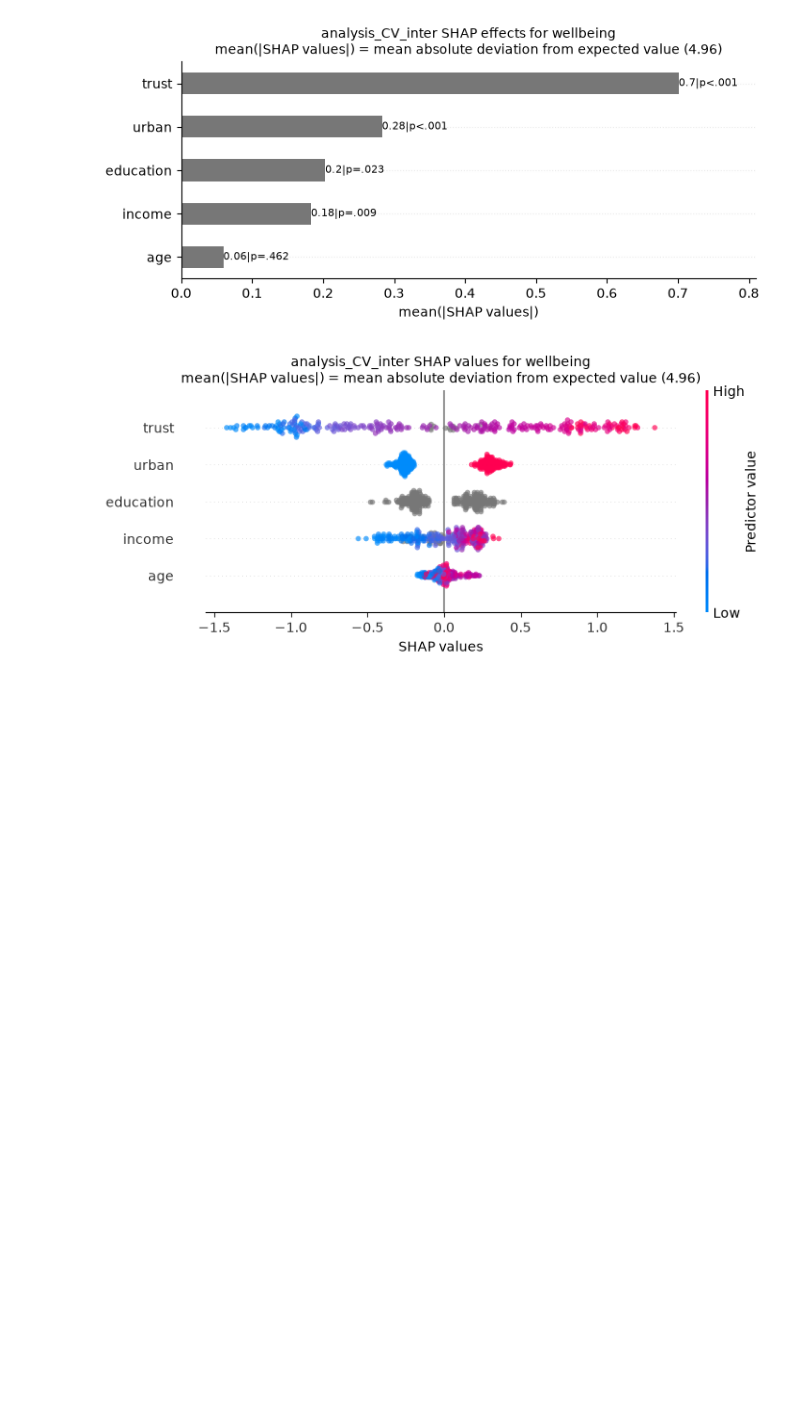
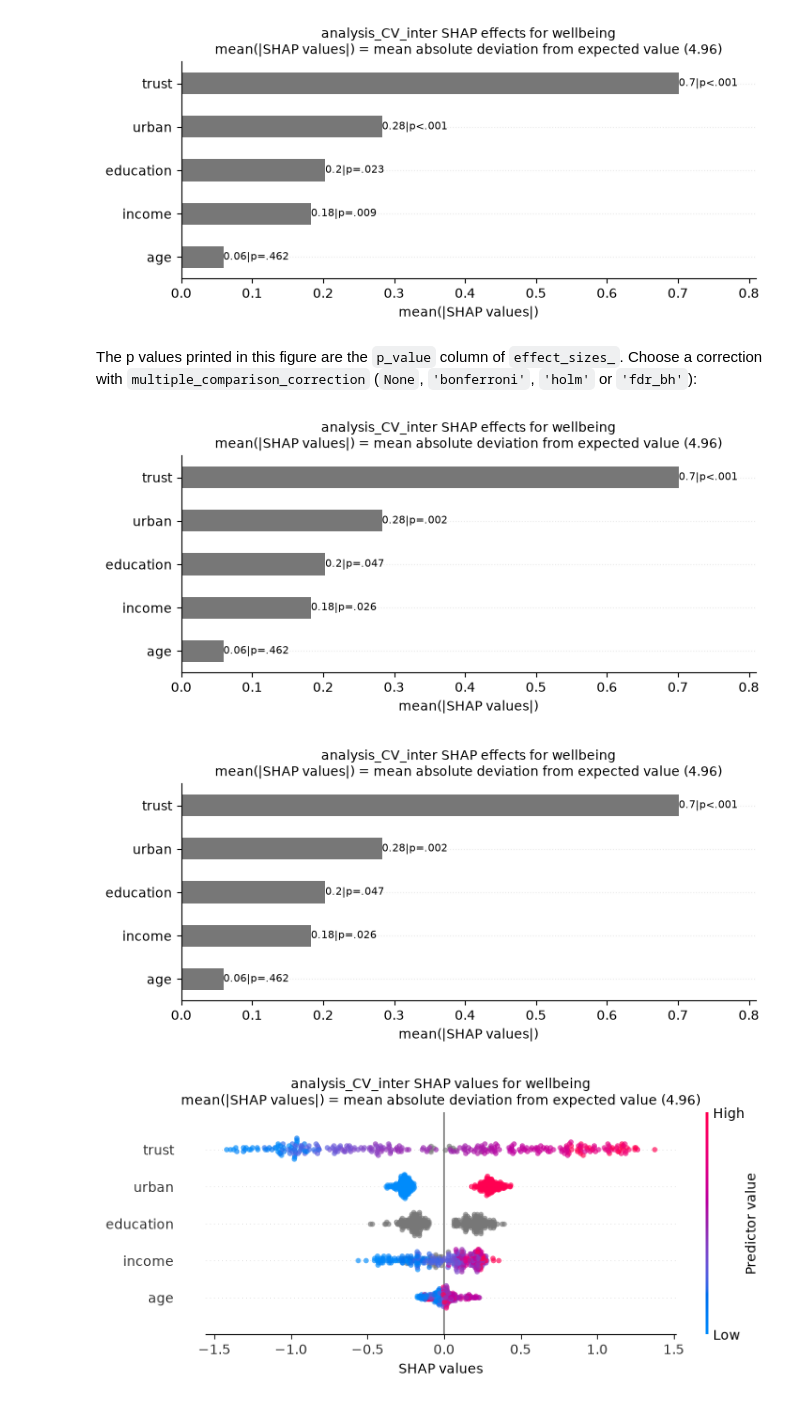
Before and after one commit to Ellariel/imltools, a Jupyter notebook: examples/full_example.ipynb, the cells around one changed output. Saved outputs shown, nothing was run; the diff lists cells and outputs as text; code cells hidden in the pictures; blank space fills up the shorter version.

```diff
--- a/examples/full_example.ipynb
+++ b/examples/full_example.ipynb
@@ -220,6 +285,15 @@ figs["fit_scatter"][0]
 figs["shap_effects"][0]
 # %% [output]
 [figure]
+# %% [markdown]
+The p values printed in this figure are the `p_value` column of `effect_sizes_`. Choose a
+correction with `multiple_comparison_correction` (`None`, `'bonferroni'`, `'holm'` or `'fdr_bh'`):
+# %%
+holm = make_figures(model, plot_type="shap_effects", multiple_comparison_correction="holm")
+holm["shap_effects"][0]
+# %% [output]
+[figure, added]
+[figure, added]
 # %%
 figs["shap_values"][0]
 # %% [output]
```
Also changed, not shown: parts of 17 cells of this notebook, 7 other files.
